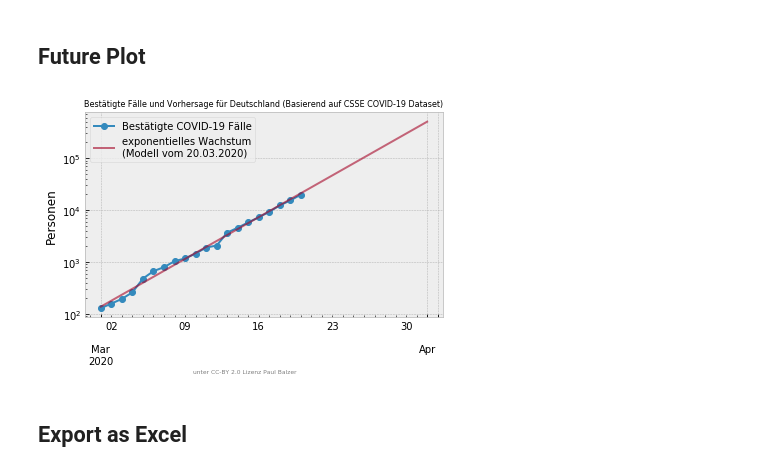
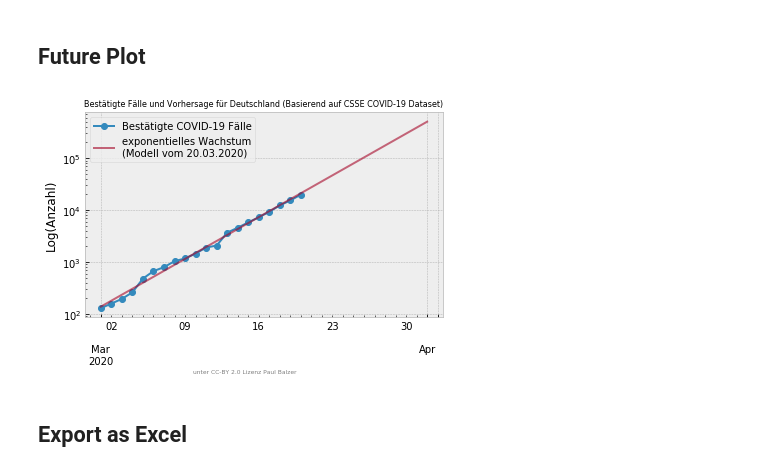
Before and after one commit to balzer82/covid-germany-predictor, a Jupyter notebook: predict.ipynb, the cells around one changed output. Cells and saved outputs as stored; diff of their text form; code cells hidden in the pictures.

Commit message:
Change Plot Y-Axis Text

```diff
--- a/predict.ipynb
+++ b/predict.ipynb
@@ -118,18 +138,18 @@ title = 'Bestätigte Fälle und Vorhersage für Deutschland (Basierend auf CSSE
 # %%
 ax = ger_future['confirmed'].plot(label='Bestätigte COVID-19 Fälle', marker='o')
 ax = ger_future['predicted'].plot(label='exponentielles Wachstum\n(Modell vom %s)' % today.strftime('%d.%m.%Y'),
                                   alpha=0.6, ax=ax)
 
 ax.legend()
-ax.set_ylabel('Personen')
+ax.set_ylabel('Log(Anzahl)')
 ax.set_yscale('log')
 ax.set_title(title, fontsize=8)
 ax.annotate('unter CC-BY 2.0 Lizenz Paul Balzer', xy=(.5, 0.02), xycoords='figure fraction', ha='center', fontsize=6, color='gray')
 
 plt.tight_layout()
 plt.savefig('./%s-Germany-Covid19-Prediction.png' % today.strftime('%Y-%m-%d'), dpi=150)
 # %% [output]
-[figure, old version]
+[figure, new version]
 # %% [markdown]
 ## Export as Excel
 # %%
```
Also changed, not shown: parts of 1 cell of this notebook, 4 other files.
